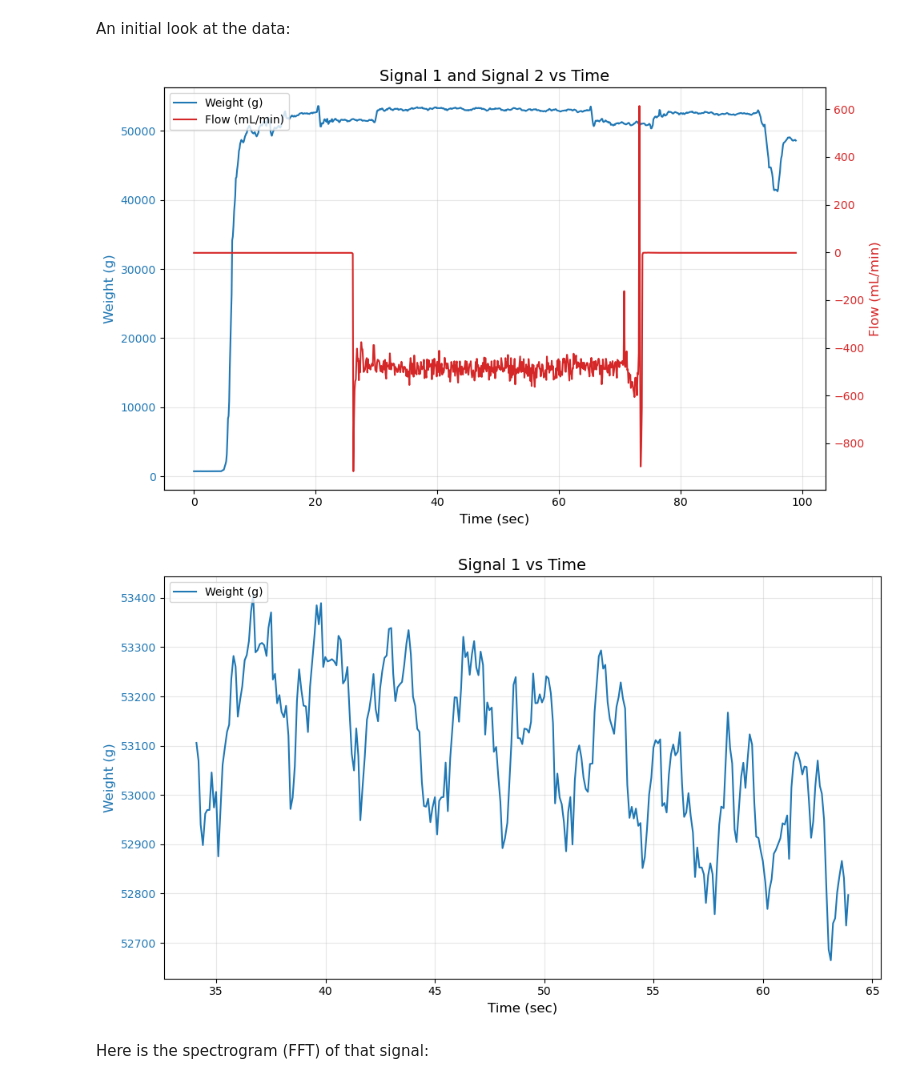
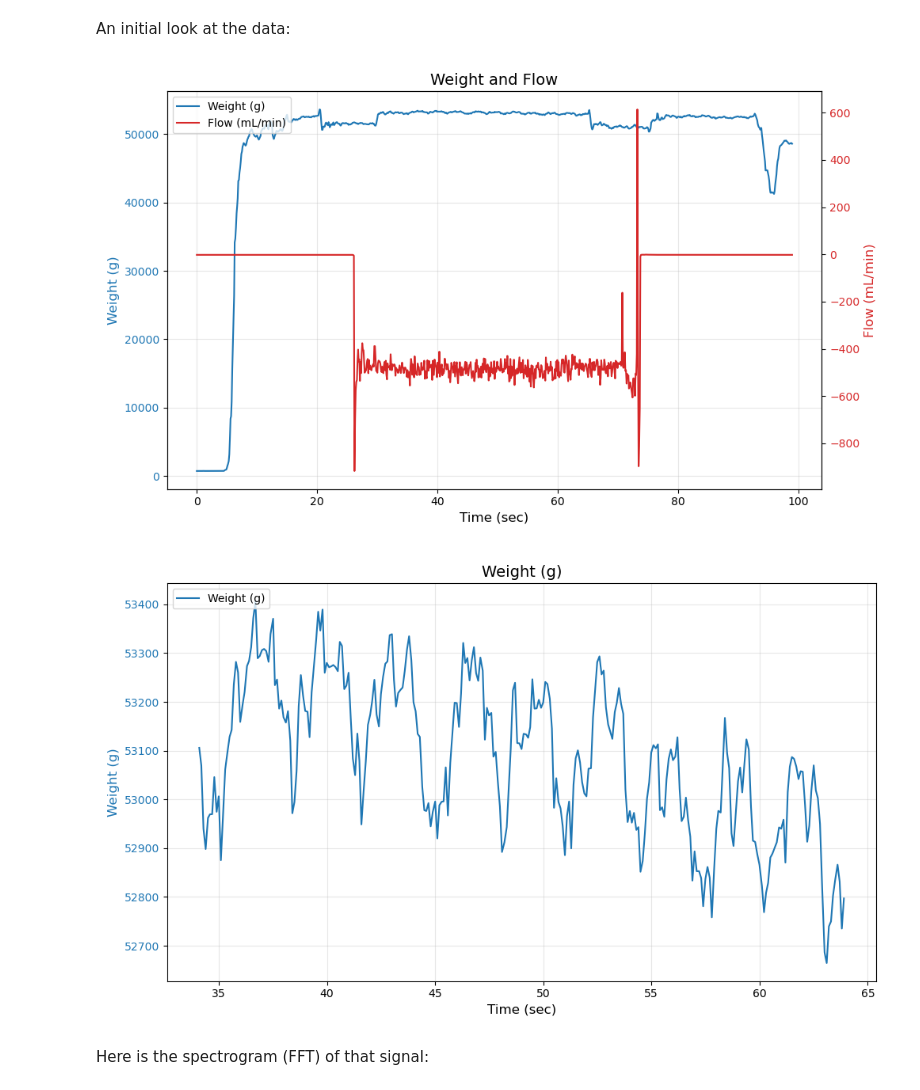
Before and after one commit to alexjkuck/uroflowmetry, a Jupyter notebook: Uroflow_SignProcessg/UroFlo_SignProc_Dev.ipynb, the cells around one changed output. Drawn from its saved outputs; the diff is of its cells as text; code cells hidden in the pictures.

```diff
--- a/Uroflow_SignProcessg/UroFlo_SignProc_Dev.ipynb
+++ b/Uroflow_SignProcessg/UroFlo_SignProc_Dev.ipynb
@@ -39,6 +39,7 @@ def plot_2signals(signal1_df,
                   signal2_y_max=None,
                   signal1_auto_scale=1,
                   signal2_auto_scale=1,
+                  plot_title=None,
                   figsize=(10, 6)):
     """
     Plot signal1 and optionally signal2 vs time on the same plot with dual y-axes.
@@ -165,10 +166,13 @@ def plot_2signals(signal1_df,
     ax1.legend(lines, labels, loc='upper left')
 
     # Add title
-    if signal2_df is not None and signal2_column_name is not None:
-        plt.title('Signal 1 and Signal 2 vs Time', fontsize=14)
+    if(plot_title is None):
+        if signal2_df is not None and signal2_column_name is not None:
+            plt.title('Signal 1 and Signal 2 vs Time', fontsize=14)
+        else:
+            plt.title('Signal 1 vs Time', fontsize=14)
     else:
-        plt.title('Signal 1 vs Time', fontsize=14)
+        plt.title(plot_title, fontsize=14)
 
     # Adjust spacing
     plt.tight_layout()
@@ -206,17 +210,18 @@ An initial look at the data:
 # %%
 
 plot_2signals(data_df, 'Weight__g', 'Weight (g)',
                              data_df, 'Flow__mLPmin', 'Flow (mL/min)',
                              time_start__sec=0.0,
                              time_end__sec=100.0,
                              signal1_y_min=700.0,
                              signal1_y_max=800.0,
                              signal2_y_min=-10.0,
                              signal2_y_max=50.0,
                              signal1_auto_scale=1,
-                             signal2_auto_scale=1)
+                             signal2_auto_scale=1,
+                             plot_title="Weight and Flow")
 # %% [output]
-[figure, old version]
+[figure, new version]
 # %%
 plot_2signals(data_df, 'Weight__g', 'Weight (g)',
                              time_start__sec=34.0,
@@ -226,9 +231,10 @@ plot_2signals(data_df, 'Weight__g', 'Weight (g)',
                              signal2_y_min=-10.0,
                              signal2_y_max=50.0,
                              signal1_auto_scale=1,
-                             signal2_auto_scale=1)
+                             signal2_auto_scale=1,
+                             plot_title="Weight (g)")
 # %% [output]
-[figure, old version]
+[figure, new version]
 # %% [markdown]
 Here is the spectrogram (FFT) of that signal:
 # %%
```
Also changed, not shown: parts of 8 cells of this notebook.
